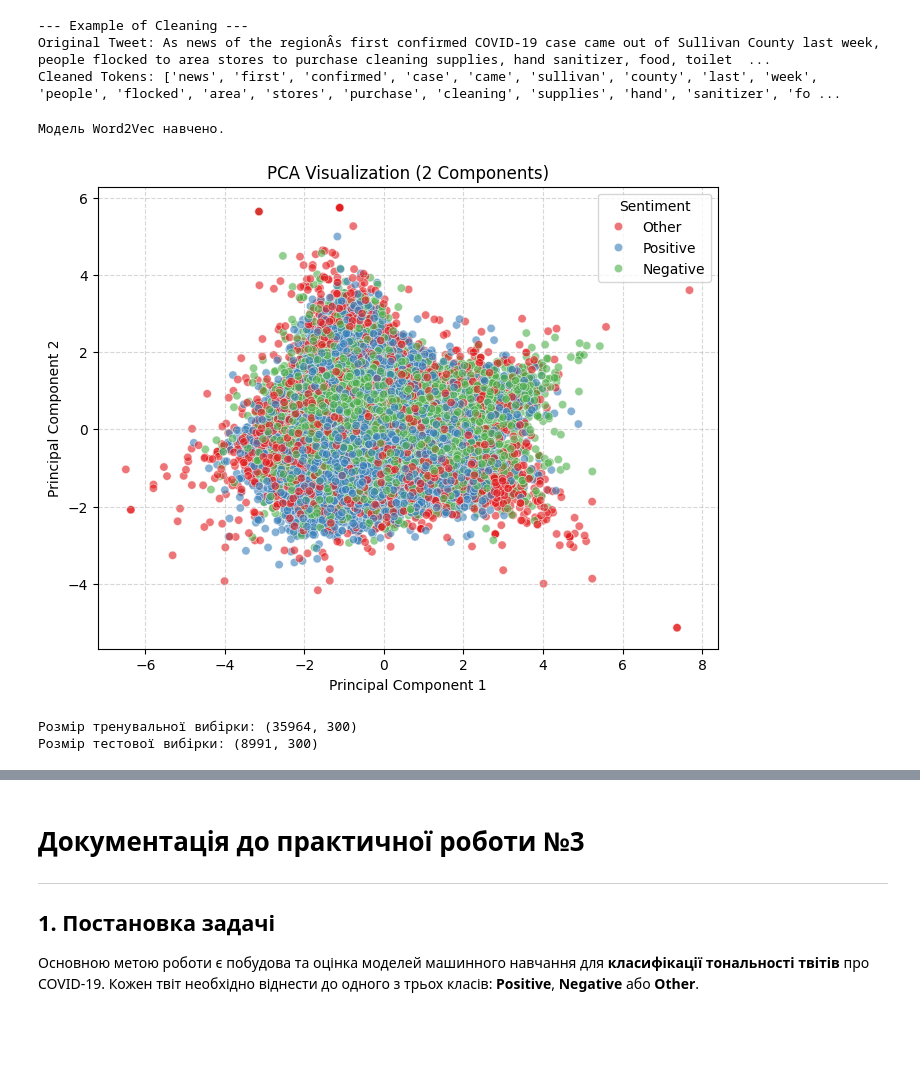
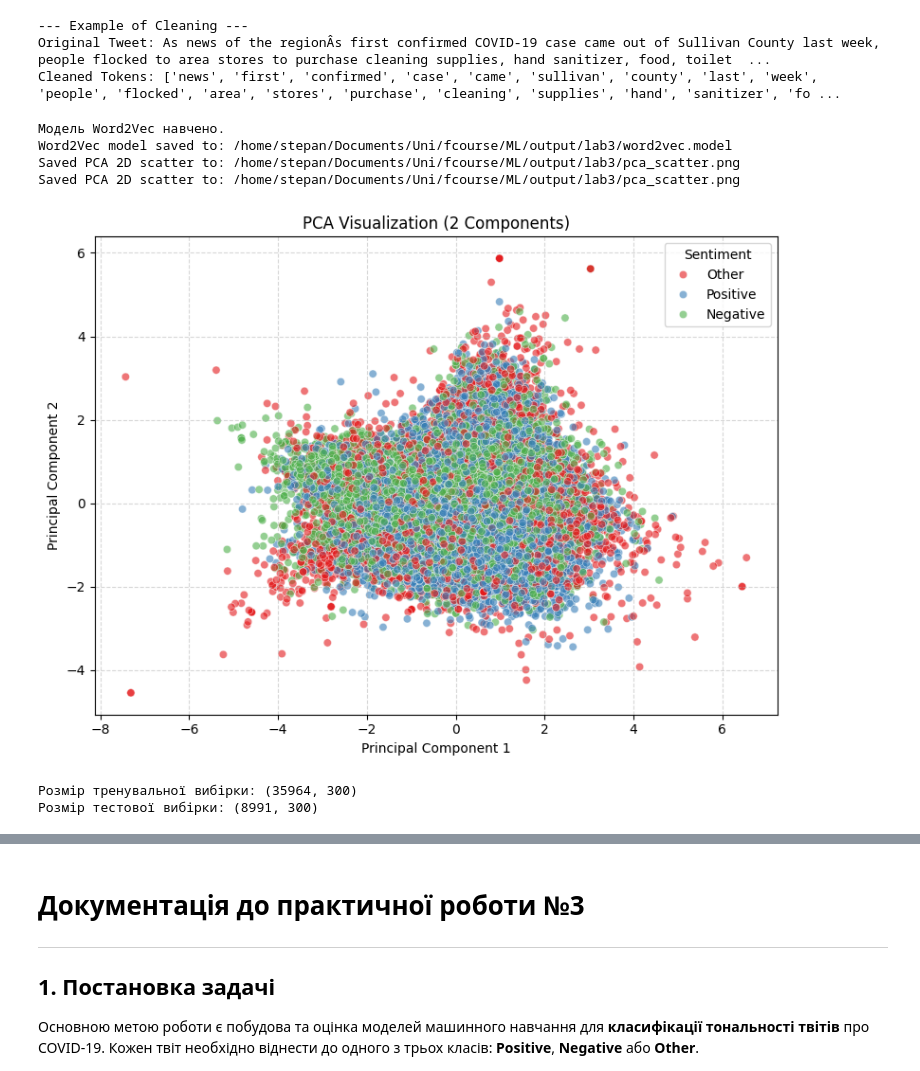
Before and after one commit to stepan-redka/ML-42-1, a Jupyter notebook: main3.ipynb, the cells around one changed output, grey strips where cells are left out. Drawn from its saved outputs; the diff is of its cells as text; code cells hidden in the pictures; blank space fills up the shorter version.

```diff
--- a/main3.ipynb
+++ b/main3.ipynb
@@ -18,4 +18,16 @@ from sklearn.metrics import accuracy_score, classification_report, confusion_mat
 import matplotlib.pyplot as plt
 import seaborn as sns
 import pandas as pd
+# %%
+# Unified output directory for all artifacts of lab3
+base_output_dir = os.path.join(os.getcwd(), "output", "lab3")
+os.makedirs(base_output_dir, exist_ok=True)
+
+# Convenience paths (used in later cells)
+nltk_data_dir = os.path.join(base_output_dir, "nltk_data")
+pca_impact_plot_path = os.path.join(base_output_dir, "pca_impact_on_accuracy.png")
+pca_scatter_path = os.path.join(base_output_dir, "pca_scatter.png")
+word2vec_model_path = os.path.join(base_output_dir, "word2vec.model")
+results_csv_path = os.path.join(base_output_dir, "results.csv")
+confusion_matrix_path = os.path.join(base_output_dir, "confusion_matrix_best_model.png")
 # %%
@@ -216,6 +217,9 @@ Cleaned Tokens: ['news', 'first', 'confirmed', 'case', 'came', 'sullivan', 'coun
 # size: розмірність векторів, window: контекстне вікно, min_count: мінімальна частота слова
 w2v_model = Word2Vec(sentences=df['Cleaned_Tokens'], vector_size=300, window=5, min_count=2, workers=4)
 print("\nМодель Word2Vec навчено.")
+
+w2v_model.save(word2vec_model_path)
+print(f"Word2Vec model saved to: {word2vec_model_path}")
 
 # Функція для перетворення твіту на вектор (усередненням)
 def tweet_to_vector(tokens, model):
@@ -236,36 +240,41 @@ pca_viz = PCA(n_components=2)
 X_pca_2d = pca_viz.fit_transform(X)
 
 # Створюємо DataFrame для зручності візуалізації
 pca_df = pd.DataFrame({
     'PC1': X_pca_2d[:, 0],
     'PC2': X_pca_2d[:, 1],
     'Sentiment': y
 })
 
 plt.figure(figsize=(8,6))
 sns.scatterplot(
     data=pca_df,
     x='PC1', y='PC2',
     hue='Sentiment',
     palette='Set1',
     alpha=0.6
 )
 plt.title('PCA Visualization (2 Components)')
 plt.xlabel('Principal Component 1')
 plt.ylabel('Principal Component 2')
 plt.legend(title='Sentiment')
 plt.grid(True, linestyle='--', alpha=0.5)
+plt.tight_layout()
+plt.savefig(pca_scatter_path)
+print(f"Saved PCA 2D scatter to: {pca_scatter_path}")
 plt.show()
 
-
-# [cite_start]Поділ даних на тренувальну та тестову вибірки (80/20) [cite: 21]
+# Поділ даних на тренувальну та тестову вибірки (80/20)
 X_train, X_test, y_train, y_test = train_test_split(X, y, test_size=0.2, random_state=42, stratify=y)
 
 print(f"\nРозмір тренувальної вибірки: {X_train.shape}")
 print(f"Розмір тестової вибірки: {X_test.shape}")
 # %% [output]
 Модель Word2Vec навчено.
+Word2Vec model saved to: /home/stepan/Documents/Uni/fcourse/ML/output/lab3/word2vec.model
+Saved PCA 2D scatter to: /home/stepan/Documents/Uni/fcourse/ML/output/lab3/pca_scatter.png
+Saved PCA 2D scatter to: /home/stepan/Documents/Uni/fcourse/ML/output/lab3/pca_scatter.png
-[figure, old version]
+[figure, new version]
 Розмір тренувальної вибірки: (35964, 300)
 Розмір тестової вибірки: (8991, 300)
 # %%
```
Also changed, not shown: parts of 7 cells of this notebook, 1 other file.
